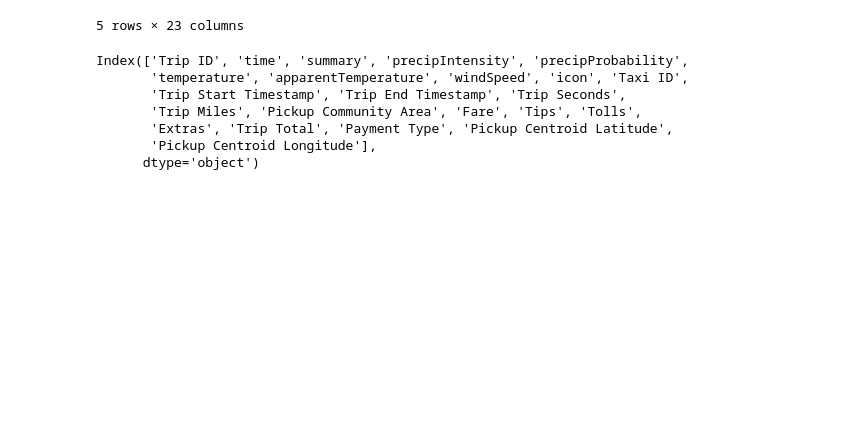
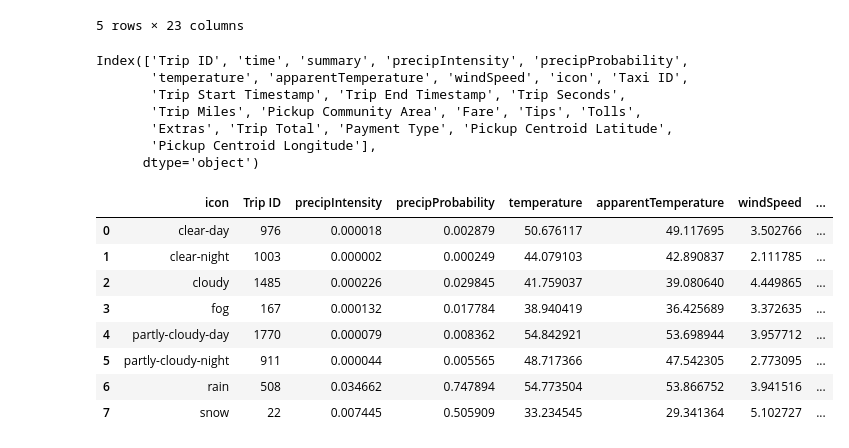
Before and after one commit to peterjorphan/07-project_one, a Jupyter notebook: master_df.ipynb, the cells around one changed output. Saved outputs shown, nothing was run; the diff lists cells and outputs as text; code cells hidden in the pictures; blank space fills up the shorter version.

```diff
--- a/master_df.ipynb
+++ b/master_df.ipynb
@@ -103,7 +103,17 @@ Index(['Trip ID', 'time', 'summary', 'precipIntensity', 'precipProbability',
 # %%
 df1 = master_df.groupby(['icon'], as_index=False).agg({'Trip ID': 'count', 'precipIntensity': 'mean', 'precipProbability': 'mean', 'temperature': 'mean', 'apparentTemperature': 'mean', 'windSpeed': 'mean', 'Trip Seconds': 'mean', 'Trip Miles': 'mean', 'Fare': 'mean', 'Trip Total': 'mean'})
 df1
-df1.to_csv('./output/groupby_8_icons.csv')
+# df1.to_csv('./output/groupby_8_icons.csv')
+# %% [output]
+|  | icon | Trip ID | precipIntensity | precipProbability | temperature | apparentTemperature | windSpeed | ... |
+| 0 | clear-day | 976 | 0.000018 | 0.002879 | 50.676117 | 49.117695 | 3.502766 | ... |
+| 1 | clear-night | 1003 | 0.000002 | 0.000249 | 44.079103 | 42.890837 | 2.111785 | ... |
+| 2 | cloudy | 1485 | 0.000226 | 0.029845 | 41.759037 | 39.080640 | 4.449865 | ... |
+| 3 | fog | 167 | 0.000132 | 0.017784 | 38.940419 | 36.425689 | 3.372635 | ... |
+| 4 | partly-cloudy-day | 1770 | 0.000079 | 0.008362 | 54.842921 | 53.698944 | 3.957712 | ... |
+| 5 | partly-cloudy-night | 911 | 0.000044 | 0.005565 | 48.717366 | 47.542305 | 2.773095 | ... |
+| 6 | rain | 508 | 0.034662 | 0.747894 | 54.773504 | 53.866752 | 3.941516 | ... |
+| 7 | snow | 22 | 0.007445 | 0.505909 | 33.234545 | 29.341364 | 5.102727 | ... |
 # %%
 df2 = master_df.copy()
 df2
```
Also changed, not shown: parts of 4 cells of this notebook, 4 other files.
